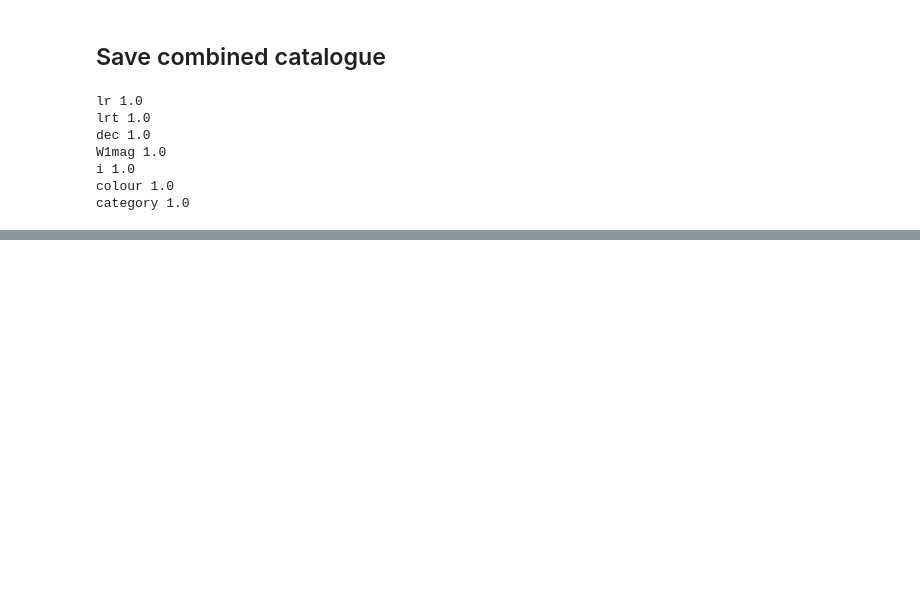
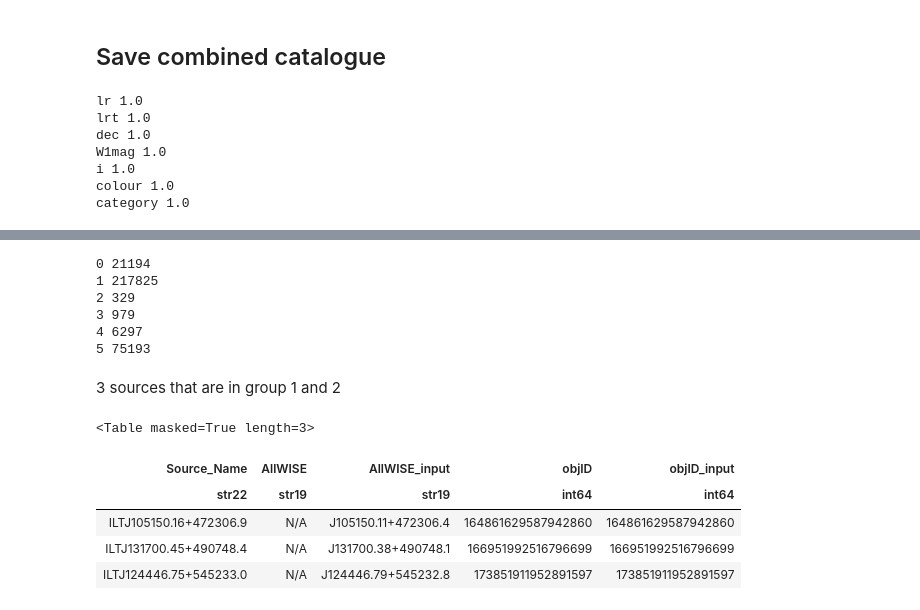
Before and after one commit to nudomarinero/mltier1, a Jupyter notebook: Match_LOFAR_combined_final.ipynb, the cells around one changed output, grey strips where cells are left out. Cells and saved outputs as stored; diff of their text form; code cells hidden in the pictures; blank space fills up the shorter version.

```diff
--- a/Match_LOFAR_combined_final.ipynb
+++ b/Match_LOFAR_combined_final.ipynb
@@ -377,0 +388,2 @@ Changes in the matches
+# %%
+pwlaux_match = pwlaux[~np.isnan(pwlaux['ML_LR'])]
@@ -377,0 +424,18 @@ Changes in the matches
+# %%
+cond_diffmatch = (
+    ~np.isnan(pwlaux_match['lr']) &
+    (pwlaux_match['lr'] >= threshold_sel) &
+    (
+        (pwlaux_match["AllWISE_input"] != "N/A") |
+         ~np.isnan(pwlaux_match['objID_input'])
+    ) &
+    (
+        (
+            (pwlaux_match["AllWISE"] != pwlaux_match["AllWISE_input"]) |
+            (pwlaux_match["objID"] != pwlaux_match["objID_input"])
+        )
+    )
+
+)
+m_dm = np.sum(cond_diffmatch)
+print(m_dm)
@@ -377,0 +505,12 @@ Changes in the matches
+# %%
+for i in range(6):
+    print(i, np.sum(pwl['match_code'] == i))
+# %% [output]
+0 21194
+1 217825
+2 329
+3 979
+4 6297
+5 75193
+# %% [markdown]
+3 sources that are in group 1 and 2
@@ -377,0 +520,10 @@ Changes in the matches
+# %%
+t = pwl[np.isin(pwl["Source_Name"], pwl[cond_mlr & ~np.isnan(pwl['ML_LR'])][cond_diffmatch]["Source_Name"])]
+t[t['match_code2'] != 0][['Source_Name', "AllWISE", "AllWISE_input", "objID", "objID_input"]]
+# %% [output]
+<Table masked=True length=3>
+| Source_Name | AllWISE | AllWISE_input | objID | objID_input |
+| str22 | str19 | str19 | int64 | int64 |
+| ILTJ105150.16+472306.9 | N/A | J105150.11+472306.4 | 164861629587942860 | 164861629587942860 |
+| ILTJ131700.45+490748.4 | N/A | J131700.38+490748.1 | 166951992516796699 | 166951992516796699 |
+| ILTJ124446.75+545233.0 | N/A | J124446.79+545232.8 | 173851911952891597 | 173851911952891597 |
```
Also changed, not shown: parts of 53 cells of this notebook.
